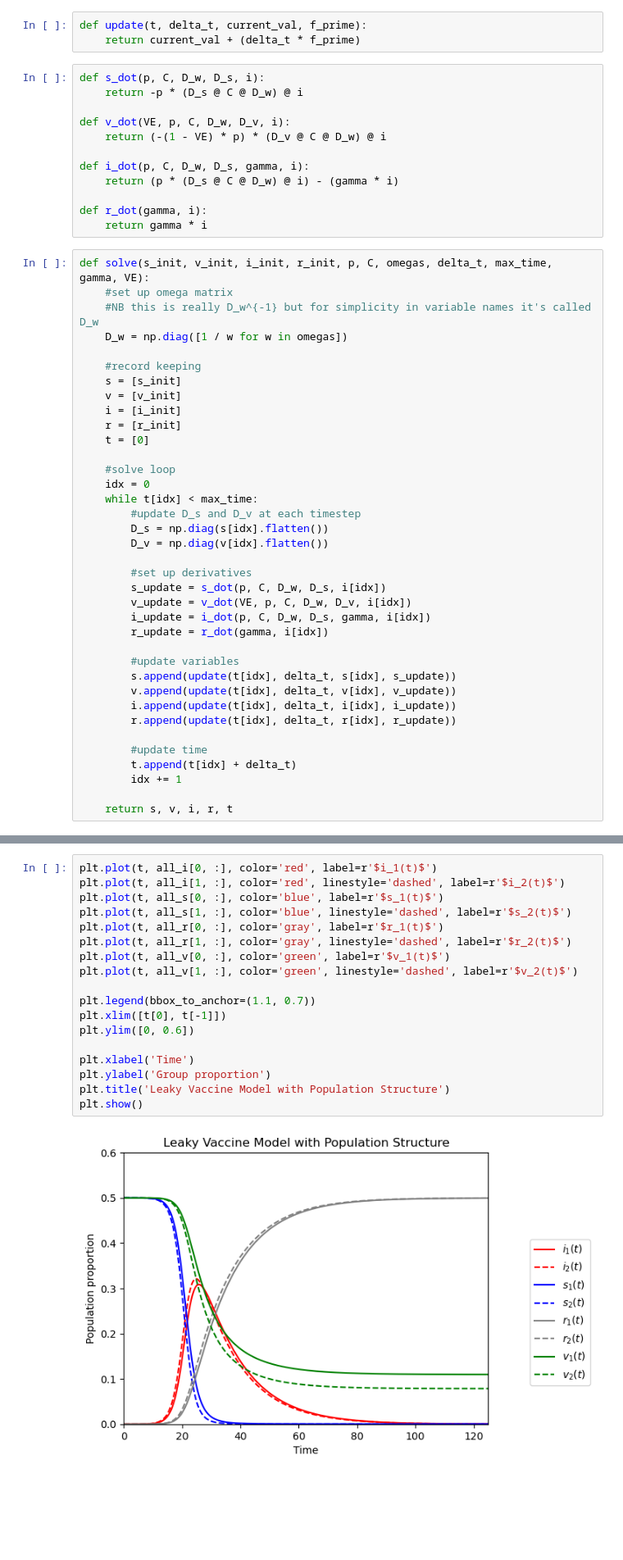
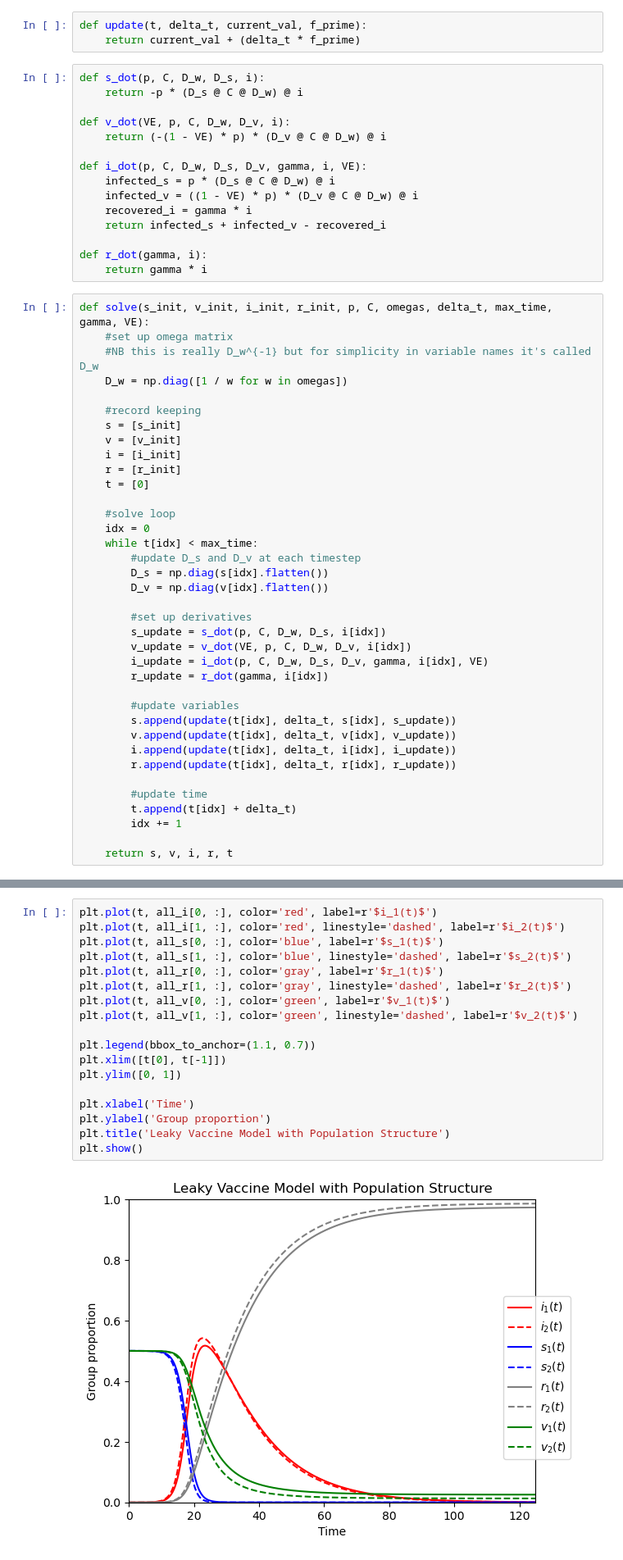
Before and after one commit to mbyers31/CMMID-project, a Jupyter notebook: code/sir+v_leaky.ipynb, the cells around one changed output, grey strips where cells are left out. Shown: that part at 82% size. Drawn from its saved outputs; the diff is of its cells as text; blank space fills up the shorter version.

```diff
--- a/code/sir+v_leaky.ipynb
+++ b/code/sir+v_leaky.ipynb
@@ -144,8 +145,11 @@ def s_dot(p, C, D_w, D_s, i):
 def v_dot(VE, p, C, D_w, D_v, i):
     return (-(1 - VE) * p) * (D_v @ C @ D_w) @ i
 
-def i_dot(p, C, D_w, D_s, gamma, i):
-    return (p * (D_s @ C @ D_w) @ i) - (gamma * i)
+def i_dot(p, C, D_w, D_s, D_v, gamma, i, VE):
+    infected_s = p * (D_s @ C @ D_w) @ i
+    infected_v = ((1 - VE) * p) * (D_v @ C @ D_w) @ i
+    recovered_i = gamma * i
+    return infected_s + infected_v - recovered_i
 
 def r_dot(gamma, i):
     return gamma * i
@@ -172,7 +176,7 @@ def solve(s_init, v_init, i_init, r_init, p, C, omegas, delta_t, max_time, gamma
         #set up derivatives
         s_update = s_dot(p, C, D_w, D_s, i[idx])
         v_update = v_dot(VE, p, C, D_w, D_v, i[idx])
-        i_update = i_dot(p, C, D_w, D_s, gamma, i[idx])
+        i_update = i_dot(p, C, D_w, D_s, D_v, gamma, i[idx], VE)
         r_update = r_dot(gamma, i[idx])
 
         #update variables
@@ -215,20 +219,20 @@ all_r = np.concatenate(r, axis=1)
 # %%
 plt.plot(t, all_i[0, :], color='red', label=r'$i_1(t)$')
 plt.plot(t, all_i[1, :], color='red', linestyle='dashed', label=r'$i_2(t)$')
 plt.plot(t, all_s[0, :], color='blue', label=r'$s_1(t)$')
 plt.plot(t, all_s[1, :], color='blue', linestyle='dashed', label=r'$s_2(t)$')
 plt.plot(t, all_r[0, :], color='gray', label=r'$r_1(t)$')
 plt.plot(t, all_r[1, :], color='gray', linestyle='dashed', label=r'$r_2(t)$')
 plt.plot(t, all_v[0, :], color='green', label=r'$v_1(t)$')
 plt.plot(t, all_v[1, :], color='green', linestyle='dashed', label=r'$v_2(t)$')
 
 plt.legend(bbox_to_anchor=(1.1, 0.7))
 plt.xlim([t[0], t[-1]])
-plt.ylim([0, 0.6])
+plt.ylim([0, 1])
 
 plt.xlabel('Time')
 plt.ylabel('Group proportion')
 plt.title('Leaky Vaccine Model with Population Structure')
 plt.show()
 # %% [output]
-[figure, old version]
+[figure, new version]
```
Also changed, not shown: parts of 1 cell of this notebook.
